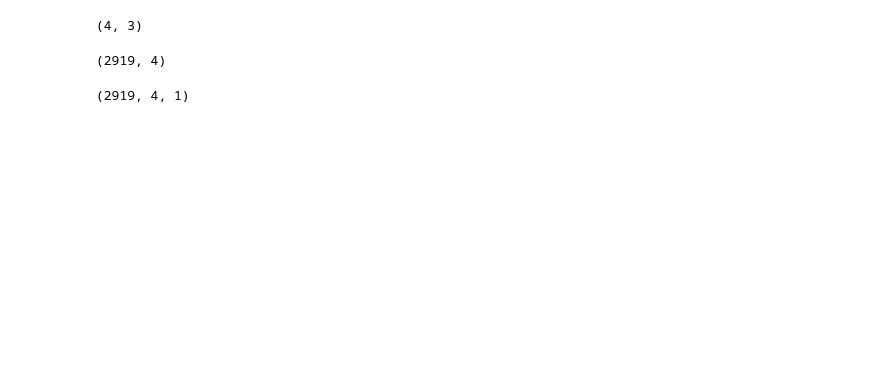
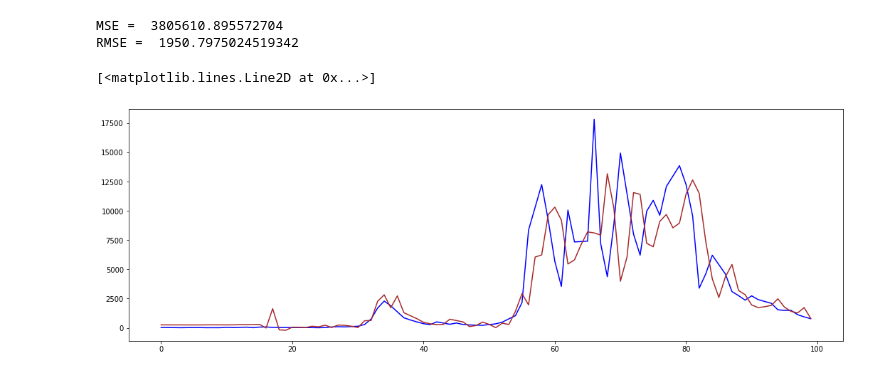
Before and after one commit to ProjectFace2/reservoirOutflow, a Jupyter notebook: new_LWR.ipynb, the cells around one changed output. Drawn from its saved outputs; the diff is of its cells as text; code cells hidden in the pictures; blank space fills up the shorter version.

```diff
--- a/new_LWR.ipynb
+++ b/new_LWR.ipynb
@@ -144,3 +114,2 @@ out=scaler.inverse_transform(inv_yhat)
 # %%
-#ypred = np.array(ypred).reshape(test_y.shape[0],1)
-sqrt(metrics.mean_squared_error(test_y,ypred))
+test_y=test_y.reshape(test_y.shape[0],1)
@@ -212,10 +115,0 @@ i[:,0].shape
-# %%
-rand = np.zeros((4,3))
-rand.shape
-# %% [output]
-(4, 3)
-# %%
-w=np.random.uniform(size=(4,4))
-(i[:,0].dot(w)).shape
-# %% [output]
-(2919, 4)
@@ -224,4 +116,26 @@ bias=np.random.uniform(size=(4,1))
+# %%
+# inverse the normalized values to actual
+inv_yhat = np.concatenate((ypred, test_X[:, -3:]), axis=1)
+out=scaler.inverse_transform(inv_yhat)
+out=out[:,0]
+tar_y = np.concatenate((test_y, test_X[:, -3:]), axis=1)
+tar=scaler.inverse_transform(tar_y)
+tar=tar[:,0]
+# %%
+print("MSE = ",metrics.mean_squared_error(tar,out))
+print("RMSE = ",sqrt(metrics.mean_squared_error(tar,out)))
+# %% [output]
+MSE =  3805610.895572704
+RMSE =  1950.7975024519342
+# %%
+pt.plot(tar[500:600],c='blue')
+pt.plot(out[500:600],c='brown')
+# %% [output]
+[<matplotlib.lines.Line2D at 0x...>]
+[figure, added]
 # %%
-((i[:,0].dot(w)).reshape(2919,4,1)+bias).shape
+# for e in range(epoch):
+#     rand = np.zeros((2919,4))
+#     for i in range(3):
+#         rand+= i[:,i].dot(w[i])
+#     out = rand.reshape(2919,4,1)+bias
-# %% [output]
-(2919, 4, 1)
```
Also changed, not shown: parts of 23 cells of this notebook.
